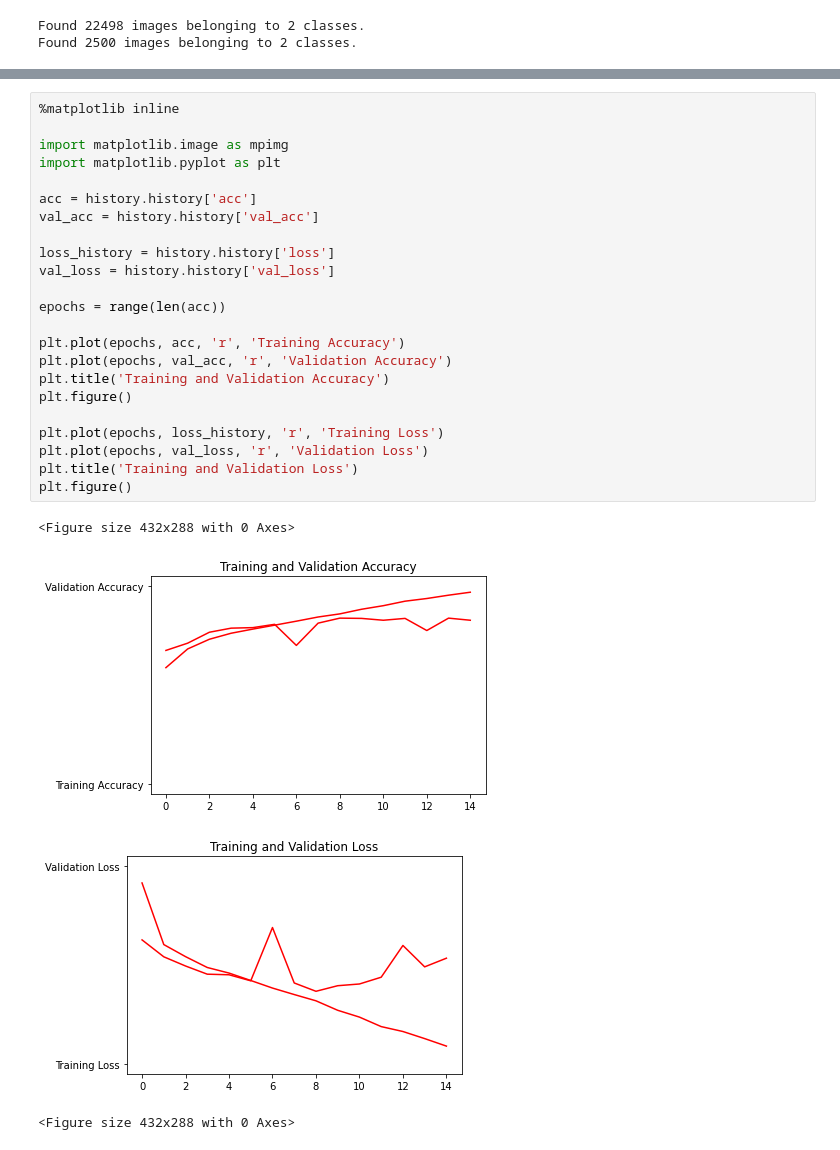
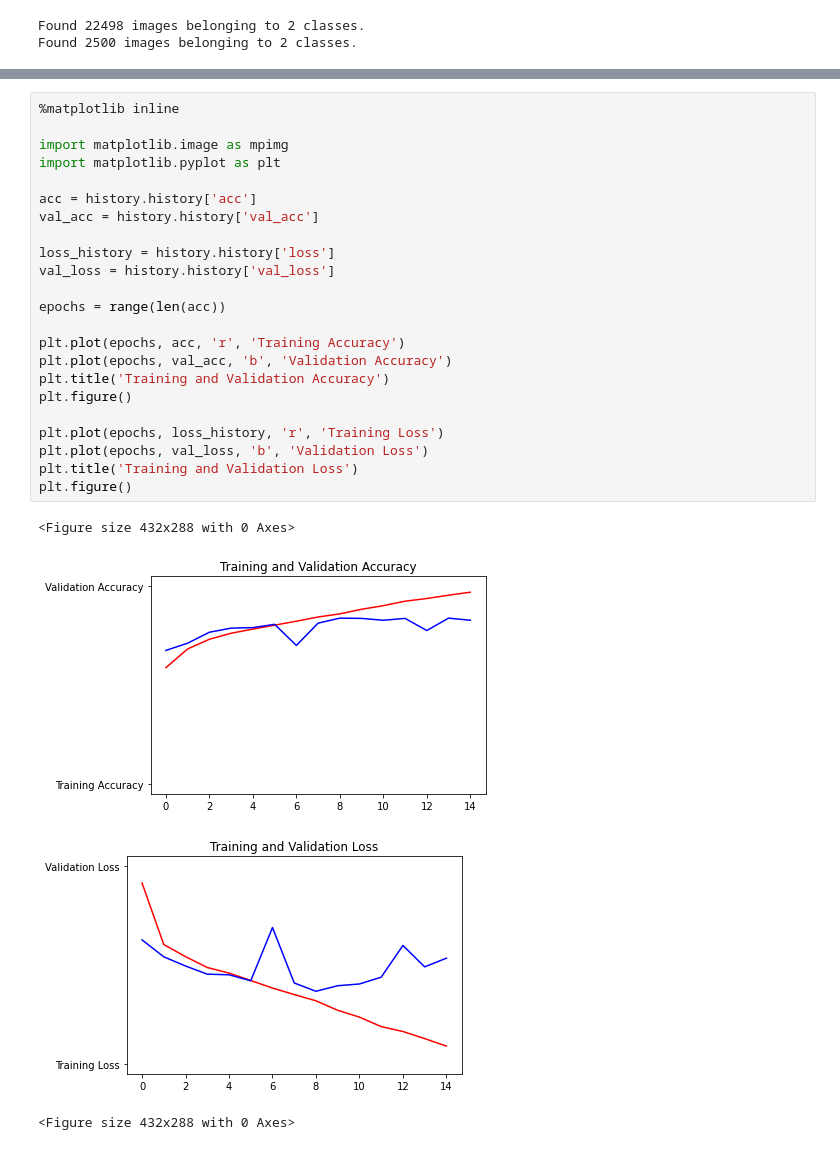
Before and after one commit to fatjan/learn-tensorflow, a Jupyter notebook: Cats_n_Dogs.ipynb, the cells around one changed output, grey strips where cells are left out. Saved outputs shown, nothing was run; the diff lists cells and outputs as text.

```diff
--- a/Cats_n_Dogs.ipynb
+++ b/Cats_n_Dogs.ipynb
@@ -172,28 +172,28 @@ Epoch 15/15
 # %%
 %matplotlib inline
 
 import matplotlib.image as mpimg
 import matplotlib.pyplot as plt
 
 acc = history.history['acc']
 val_acc = history.history['val_acc']
 
 loss_history = history.history['loss']
 val_loss = history.history['val_loss']
 
 epochs = range(len(acc))
 
 plt.plot(epochs, acc, 'r', 'Training Accuracy')
-plt.plot(epochs, val_acc, 'r', 'Validation Accuracy')
+plt.plot(epochs, val_acc, 'b', 'Validation Accuracy')
 plt.title('Training and Validation Accuracy')
 plt.figure()
 
 plt.plot(epochs, loss_history, 'r', 'Training Loss')
-plt.plot(epochs, val_loss, 'r', 'Validation Loss')
+plt.plot(epochs, val_loss, 'b', 'Validation Loss')
 plt.title('Training and Validation Loss')
 plt.figure()
 # %% [output]
 <Figure size 432x288 with 0 Axes>
-[figure, old version]
+[figure, new version]
-[figure, old version]
+[figure, new version]
 <Figure size 432x288 with 0 Axes>
```
Also changed, not shown: parts of 1 cell of this notebook.
